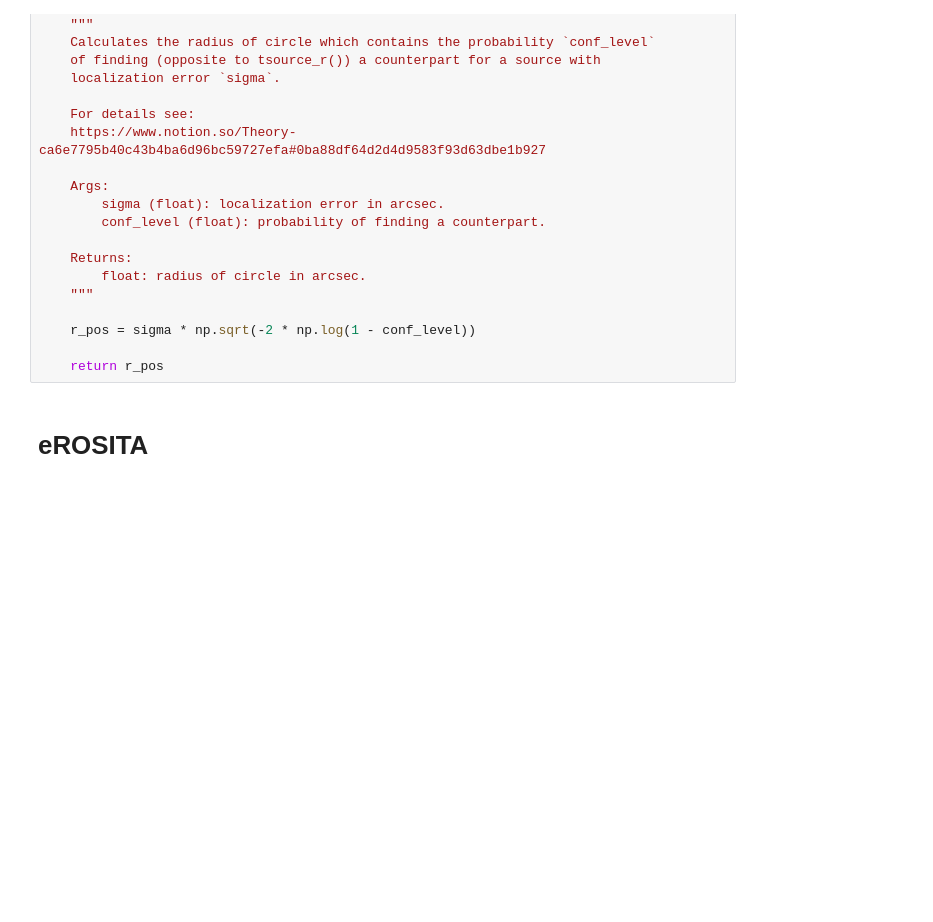
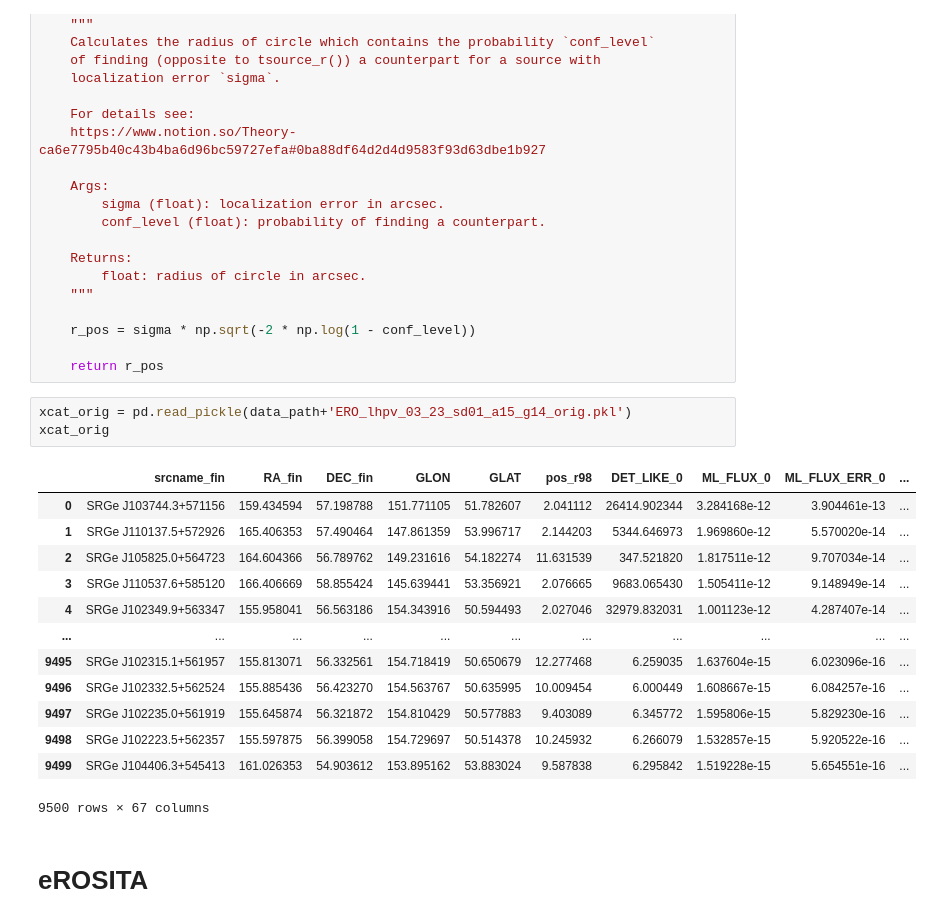
Before and after one commit to SergeiDBykov/lockman_hole, a Jupyter notebook: 2_desi-validation-catalog/0_catalog-preparation-ero-csc-xmm.ipynb, the cells around one changed output. Drawn from its saved outputs; the diff is of its cells as text; blank space fills up the shorter version.

```diff
--- a/2_desi-validation-catalog/0_catalog-preparation-ero-csc-xmm.ipynb
+++ b/2_desi-validation-catalog/0_catalog-preparation-ero-csc-xmm.ipynb
@@ -234,6 +234,23 @@ def pos_r(sigma: float, conf_level: float) -> float:
     r_pos = sigma * np.sqrt(-2 * np.log(1 - conf_level))
 
     return r_pos
+# %%
+xcat_orig = pd.read_pickle(data_path+'ERO_lhpv_03_23_sd01_a15_g14_orig.pkl')
+xcat_orig
+# %% [output]
+|  | srcname_fin | RA_fin | DEC_fin | GLON | GLAT | pos_r98 | DET_LIKE_0 | ML_FLUX_0 | ML_FLUX_ERR_0 | ... |
+| 0 | SRGe J103744.3+571156 | 159.434594 | 57.198788 | 151.771105 | 51.782607 | 2.041112 | 26414.902344 | 3.284168e-12 | 3.904461e-13 | ... |
+| 1 | SRGe J110137.5+572926 | 165.406353 | 57.490464 | 147.861359 | 53.996717 | 2.144203 | 5344.646973 | 1.969860e-12 | 5.570020e-14 | ... |
+| 2 | SRGe J105825.0+564723 | 164.604366 | 56.789762 | 149.231616 | 54.182274 | 11.631539 | 347.521820 | 1.817511e-12 | 9.707034e-14 | ... |
+| 3 | SRGe J110537.6+585120 | 166.406669 | 58.855424 | 145.639441 | 53.356921 | 2.076665 | 9683.065430 | 1.505411e-12 | 9.148949e-14 | ... |
+| 4 | SRGe J102349.9+563347 | 155.958041 | 56.563186 | 154.343916 | 50.594493 | 2.027046 | 32979.832031 | 1.001123e-12 | 4.287407e-14 | ... |
+| ... | ... | ... | ... | ... | ... | ... | ... | ... | ... | ... |
+| 9495 | SRGe J102315.1+561957 | 155.813071 | 56.332561 | 154.718419 | 50.650679 | 12.277468 | 6.259035 | 1.637604e-15 | 6.023096e-16 | ... |
+| 9496 | SRGe J102332.5+562524 | 155.885436 | 56.423270 | 154.563767 | 50.635995 | 10.009454 | 6.000449 | 1.608667e-15 | 6.084257e-16 | ... |
+| 9497 | SRGe J102235.0+561919 | 155.645874 | 56.321872 | 154.810429 | 50.577883 | 9.403089 | 6.345772 | 1.595806e-15 | 5.829230e-16 | ... |
+| 9498 | SRGe J102223.5+562357 | 155.597875 | 56.399058 | 154.729697 | 50.514378 | 10.245932 | 6.266079 | 1.532857e-15 | 5.920522e-16 | ... |
+| 9499 | SRGe J104406.3+545413 | 161.026353 | 54.903612 | 153.895162 | 53.883024 | 9.587838 | 6.295842 | 1.519228e-15 | 5.654551e-16 | ... |
+9500 rows × 67 columns
 # %% [markdown]
 # eROSITA
 # %%
```
Also changed, not shown: 18 other files.
